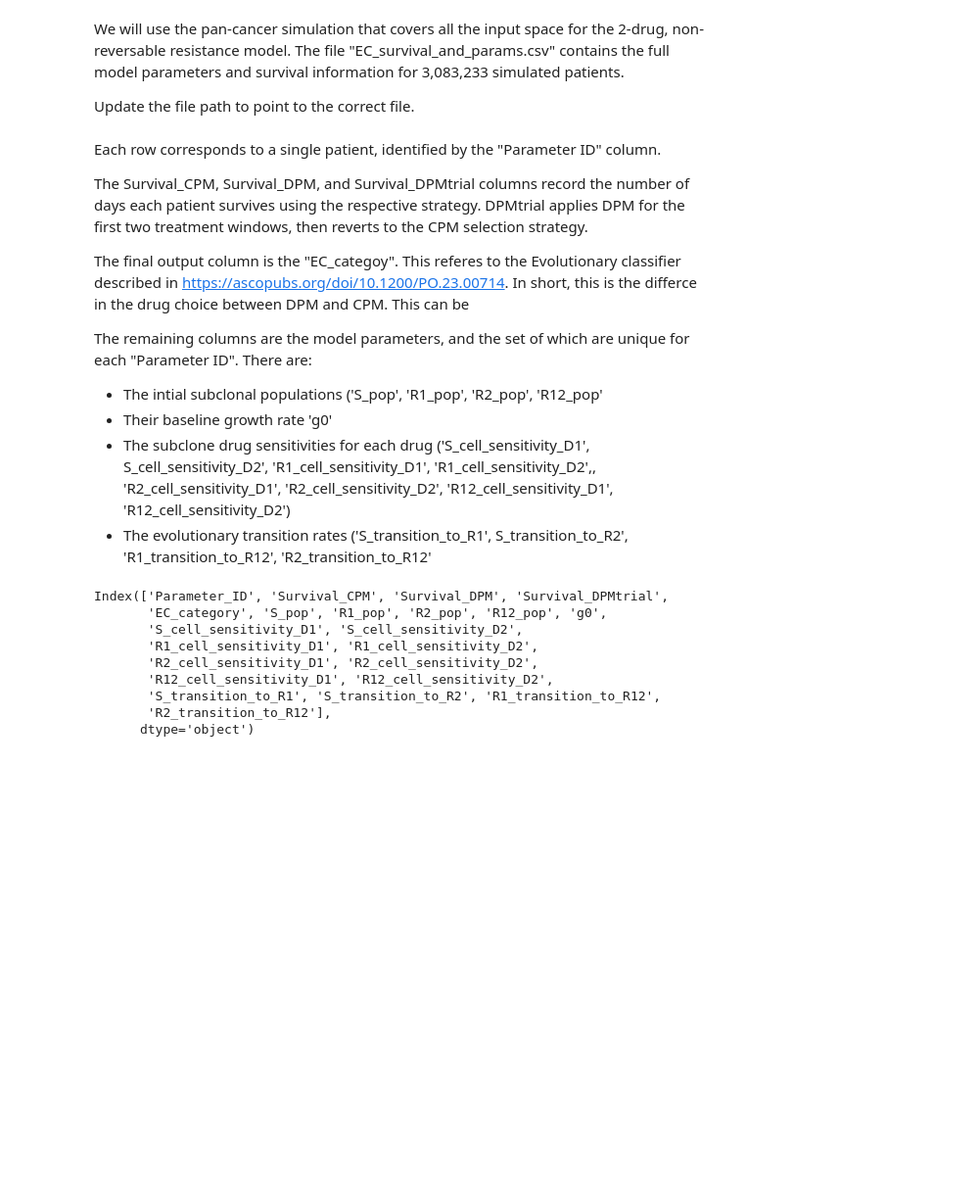
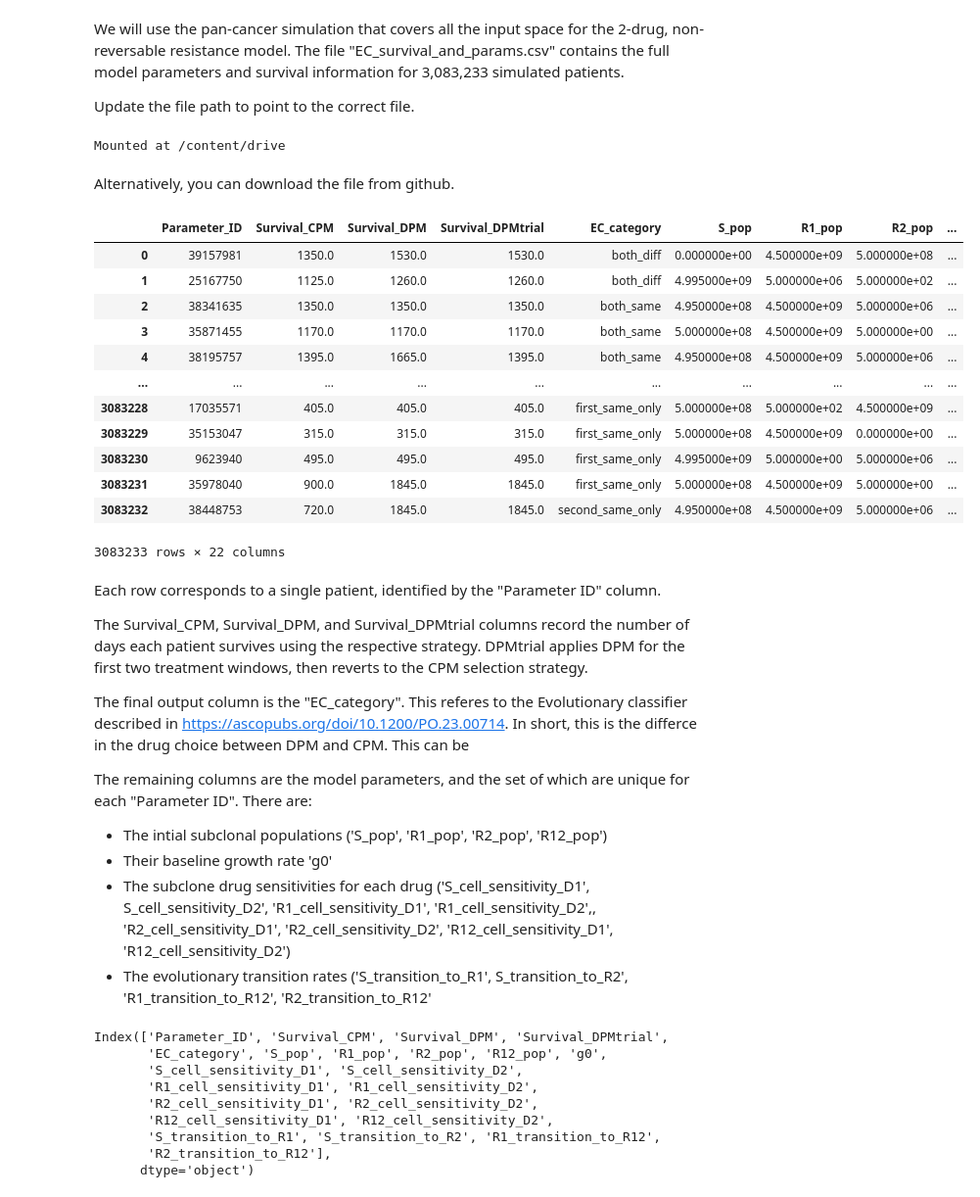
Before and after one commit to GU-DPM/EvolutionaryClassifier, a Jupyter notebook: analysis/notebooks/Analyze_2_move_DPM.ipynb, the cells around one changed output. Shown at 98% size. Saved outputs shown, nothing was run; the diff lists cells and outputs as text; code cells hidden in the pictures; blank space fills up the shorter version.

```diff
--- a/analysis/notebooks/Analyze_2_move_DPM.ipynb
+++ b/analysis/notebooks/Analyze_2_move_DPM.ipynb
@@ -253,21 +248,57 @@ We will use the pan-cancer simulation that covers all the input space for the 2-
 
 Update the file path to point to the correct file.
 # %%
-import os
-import pandas as pd
-
+# First setup credentials to link to drive.
+# Not necesarry if Survial and Parameters file is not stored on Drive.
+from google.colab import drive
+drive.mount('/content/drive')
 sim_data_dir = '/content/drive/MyDrive/dpmTrialResults/output_mapping_Oct24/SimulatedClinicalTrailApp'
 pop_survival_and_param_file = 'EC_survival_and_params.csv'
-population_df = pd.read_csv(os.path.join(sim_data_dir, pop_survival_and_param_file))
+c = pd.read_csv(os.path.join(sim_data_dir, pop_survival_and_param_file))
+# %% [output]
+Mounted at /content/drive
+# %% [markdown]
+Alternatively, you can download the file from github.
+# %%
+import urllib.request
+import zipfile
+import pandas as pd
+import os
+
+url = "https://github.com/GU-DPM/EvolutionaryClassifier/raw/main/analysis/EC_survival_and_params.zip"
+zip_filename = "EC_survival_and_params.zip"
+extract_dir = "."
+
+urllib.request.urlretrieve(url, zip_filename)
+with zipfile.ZipFile(zip_filename, 'r') as zip_ref:
+    zip_ref.extractall(extract_dir)
+
+population_df = pd.read_csv("EC_survival_and_params.csv")
+# %%
+population_df
+# %% [output]
+|  | Parameter_ID | Survival_CPM | Survival_DPM | Survival_DPMtrial | EC_category | S_pop | R1_pop | R2_pop | ... |
+| 0 | 39157981 | 1350.0 | 1530.0 | 1530.0 | both_diff | 0.000000e+00 | 4.500000e+09 | 5.000000e+08 | ... |
+| 1 | 25167750 | 1125.0 | 1260.0 | 1260.0 | both_diff | 4.995000e+09 | 5.000000e+06 | 5.000000e+02 | ... |
+| 2 | 38341635 | 1350.0 | 1350.0 | 1350.0 | both_same | 4.950000e+08 | 4.500000e+09 | 5.000000e+06 | ... |
+| 3 | 35871455 | 1170.0 | 1170.0 | 1170.0 | both_same | 5.000000e+08 | 4.500000e+09 | 5.000000e+00 | ... |
+| 4 | 38195757 | 1395.0 | 1665.0 | 1395.0 | both_same | 4.950000e+08 | 4.500000e+09 | 5.000000e+06 | ... |
+| ... | ... | ... | ... | ... | ... | ... | ... | ... | ... |
+| 3083228 | 17035571 | 405.0 | 405.0 | 405.0 | first_same_only | 5.000000e+08 | 5.000000e+02 | 4.500000e+09 | ... |
+| 3083229 | 35153047 | 315.0 | 315.0 | 315.0 | first_same_only | 5.000000e+08 | 4.500000e+09 | 0.000000e+00 | ... |
+| 3083230 | 9623940 | 495.0 | 495.0 | 495.0 | first_same_only | 4.995000e+09 | 5.000000e+00 | 5.000000e+06 | ... |
+| 3083231 | 35978040 | 900.0 | 1845.0 | 1845.0 | first_same_only | 5.000000e+08 | 4.500000e+09 | 5.000000e+00 | ... |
+| 3083232 | 38448753 | 720.0 | 1845.0 | 1845.0 | second_same_only | 4.950000e+08 | 4.500000e+09 | 5.000000e+06 | ... |
+3083233 rows × 22 columns
 # %% [markdown]
 Each row corresponds to a single patient, identified by the "Parameter ID" column.
 
 The Survival_CPM, Survival_DPM, and Survival_DPMtrial columns record the number of days each patient survives using the respective strategy. DPMtrial applies DPM for the first two treatment windows, then reverts to the CPM selection strategy.
 
-The final output column is the "EC_categoy". This referes to the Evolutionary classifier described in https://ascopubs.org/doi/10.1200/PO.23.00714. In short, this is the differce in the drug choice between DPM and CPM. This can be
+The final output column is the "EC_category". This referes to the Evolutionary classifier described in https://ascopubs.org/doi/10.1200/PO.23.00714. In short, this is the differce in the drug choice between DPM and CPM. This can be
 
 The remaining columns are the model parameters, and the set of which are unique for each "Parameter ID". There are:
-* The intial subclonal populations ('S_pop', 'R1_pop', 'R2_pop', 'R12_pop'
+* The intial subclonal populations ('S_pop', 'R1_pop', 'R2_pop', 'R12_pop')
 * Their baseline growth rate 'g0'
 * The subclone drug sensitivities for each drug ('S_cell_sensitivity_D1', S_cell_sensitivity_D2', 'R1_cell_sensitivity_D1', 'R1_cell_sensitivity_D2',, 'R2_cell_sensitivity_D1', 'R2_cell_sensitivity_D2', 'R12_cell_sensitivity_D1', 'R12_cell_sensitivity_D2')
 * The evolutionary transition rates ('S_transition_to_R1', S_transition_to_R2', 'R1_transition_to_R12', 'R2_transition_to_R12'
```
Also changed, not shown: parts of 1 cell of this notebook.
